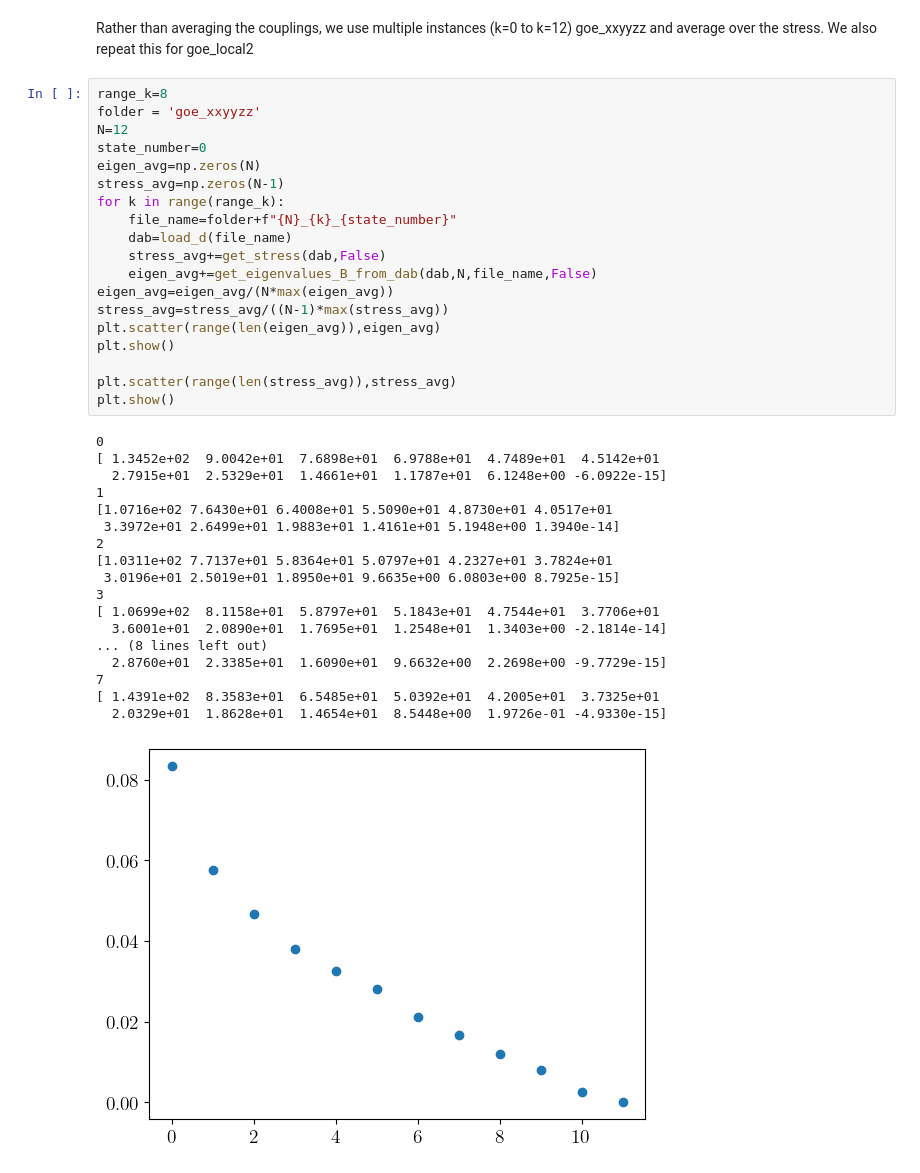
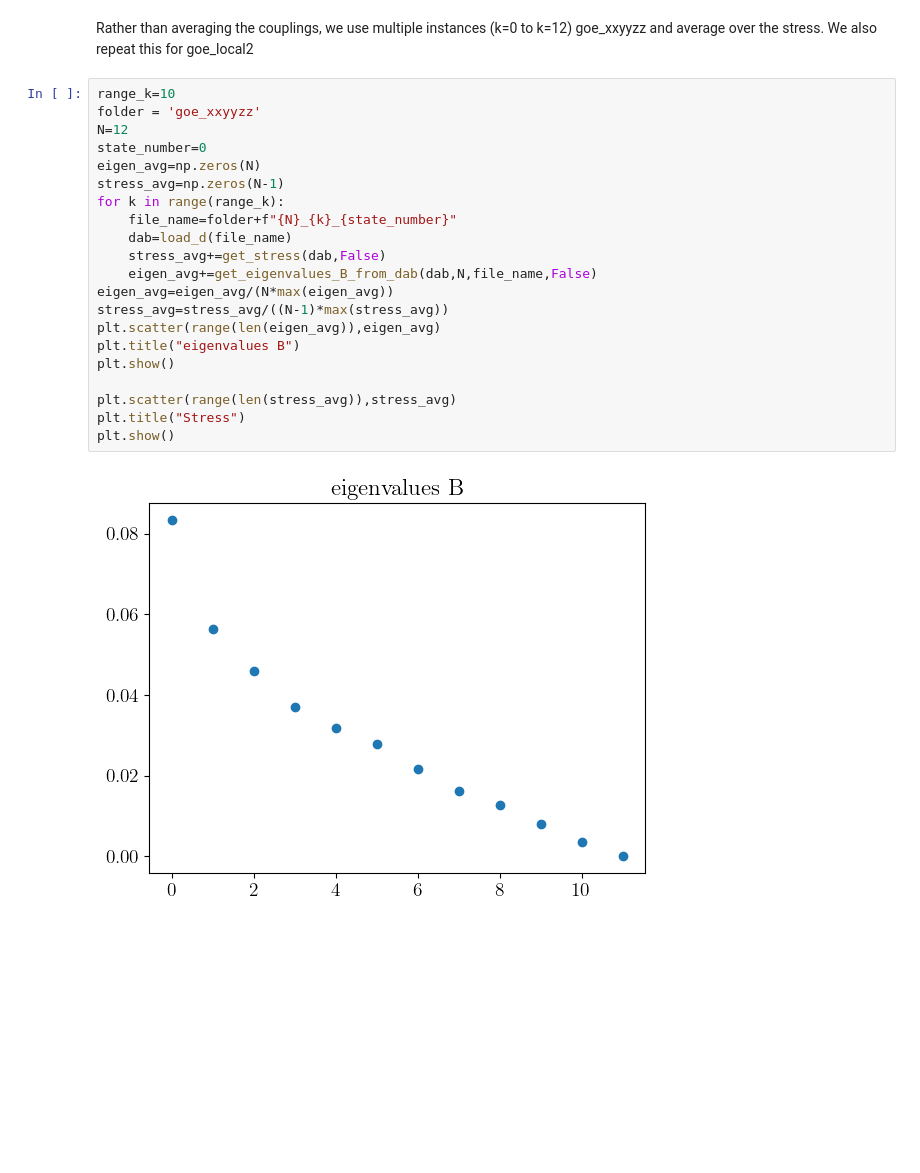
Before and after one commit to MarinAndreGirard/Quantum_emergent_dimension, a Jupyter notebook: getting_some_results.ipynb, the cells around one changed output. Drawn from its saved outputs; the diff is of its cells as text; blank space fills up the shorter version.

```diff
--- a/getting_some_results.ipynb
+++ b/getting_some_results.ipynb
@@ -39,40 +39,25 @@ mds_from_d_2D = MDS(2,dissimilarity='euclidean')
 # %% [markdown]
 Rather than averaging the couplings, we use multiple instances (k=0 to k=12) goe_xxyyzz and average over the stress. We also repeat this for goe_local2
 # %%
-range_k=8
+range_k=10
 folder = 'goe_xxyyzz'
 N=12
 state_number=0
 eigen_avg=np.zeros(N)
 stress_avg=np.zeros(N-1)
 for k in range(range_k):
     file_name=folder+f"{N}_{k}_{state_number}"
     dab=load_d(file_name)
     stress_avg+=get_stress(dab,False)
     eigen_avg+=get_eigenvalues_B_from_dab(dab,N,file_name,False)
 eigen_avg=eigen_avg/(N*max(eigen_avg))
 stress_avg=stress_avg/((N-1)*max(stress_avg))
 plt.scatter(range(len(eigen_avg)),eigen_avg)
+plt.title("eigenvalues B")
 plt.show()
 
 plt.scatter(range(len(stress_avg)),stress_avg)
+plt.title("Stress")
 plt.show()
 # %% [output]
-0
-[ 1.3452e+02  9.0042e+01  7.6898e+01  6.9788e+01  4.7489e+01  4.5142e+01
-  2.7915e+01  2.5329e+01  1.4661e+01  1.1787e+01  6.1248e+00 -6.0922e-15]
-1
-[1.0716e+02 7.6430e+01 6.4008e+01 5.5090e+01 4.8730e+01 4.0517e+01
- 3.3972e+01 2.6499e+01 1.9883e+01 1.4161e+01 5.1948e+00 1.3940e-14]
-2
-[1.0311e+02 7.7137e+01 5.8364e+01 5.0797e+01 4.2327e+01 3.7824e+01
- 3.0196e+01 2.5019e+01 1.8950e+01 9.6635e+00 6.0803e+00 8.7925e-15]
-3
-[ 1.0699e+02  8.1158e+01  5.8797e+01  5.1843e+01  4.7544e+01  3.7706e+01
-  3.6001e+01  2.0890e+01  1.7695e+01  1.2548e+01  1.3403e+00 -2.1814e-14]
-... (8 lines left out)
-  2.8760e+01  2.3385e+01  1.6090e+01  9.6632e+00  2.2698e+00 -9.7729e-15]
-7
-[ 1.4391e+02  8.3583e+01  6.5485e+01  5.0392e+01  4.2005e+01  3.7325e+01
-  2.0329e+01  1.8628e+01  1.4654e+01  8.5448e+00  1.9726e-01 -4.9330e-15]
-[figure, old version]
+[figure, new version]
```
Also changed, not shown: parts of 10 cells of this notebook, 2 other files.
